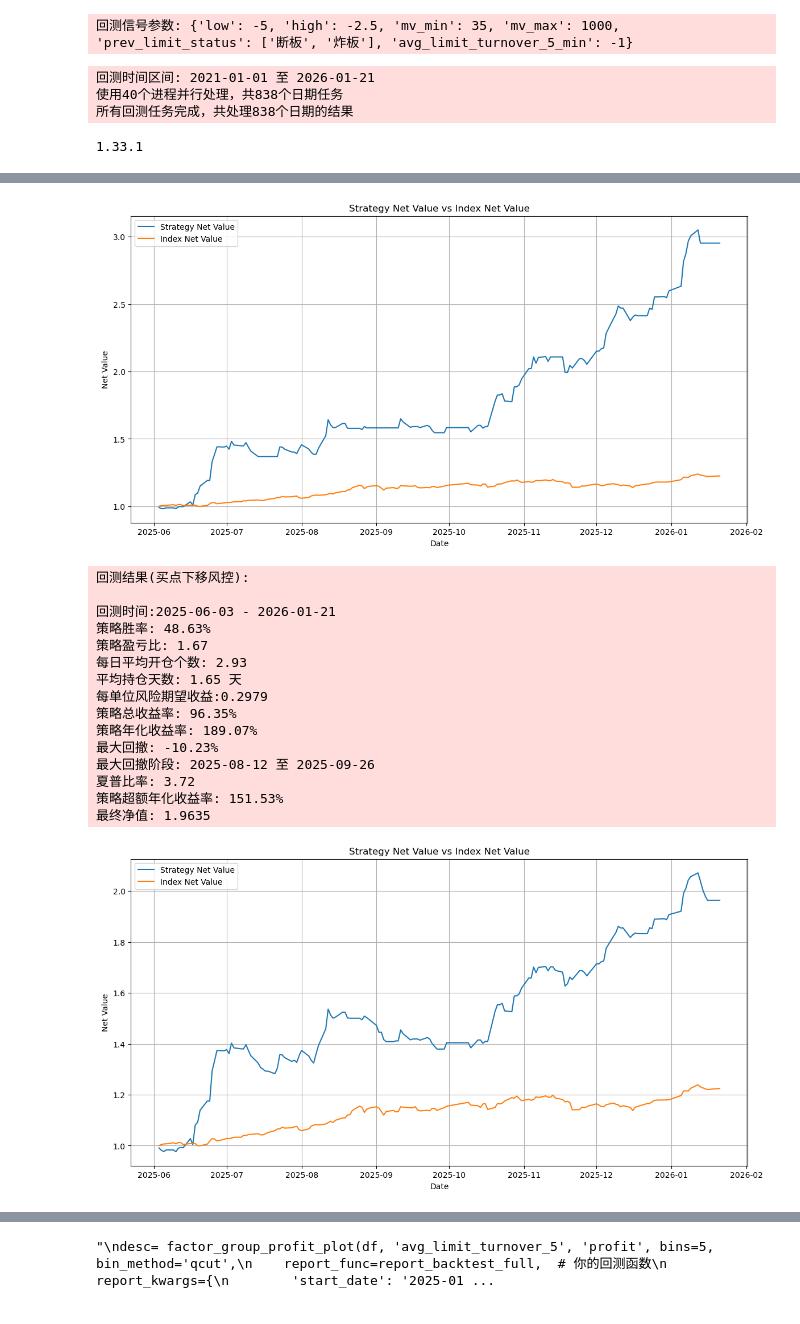
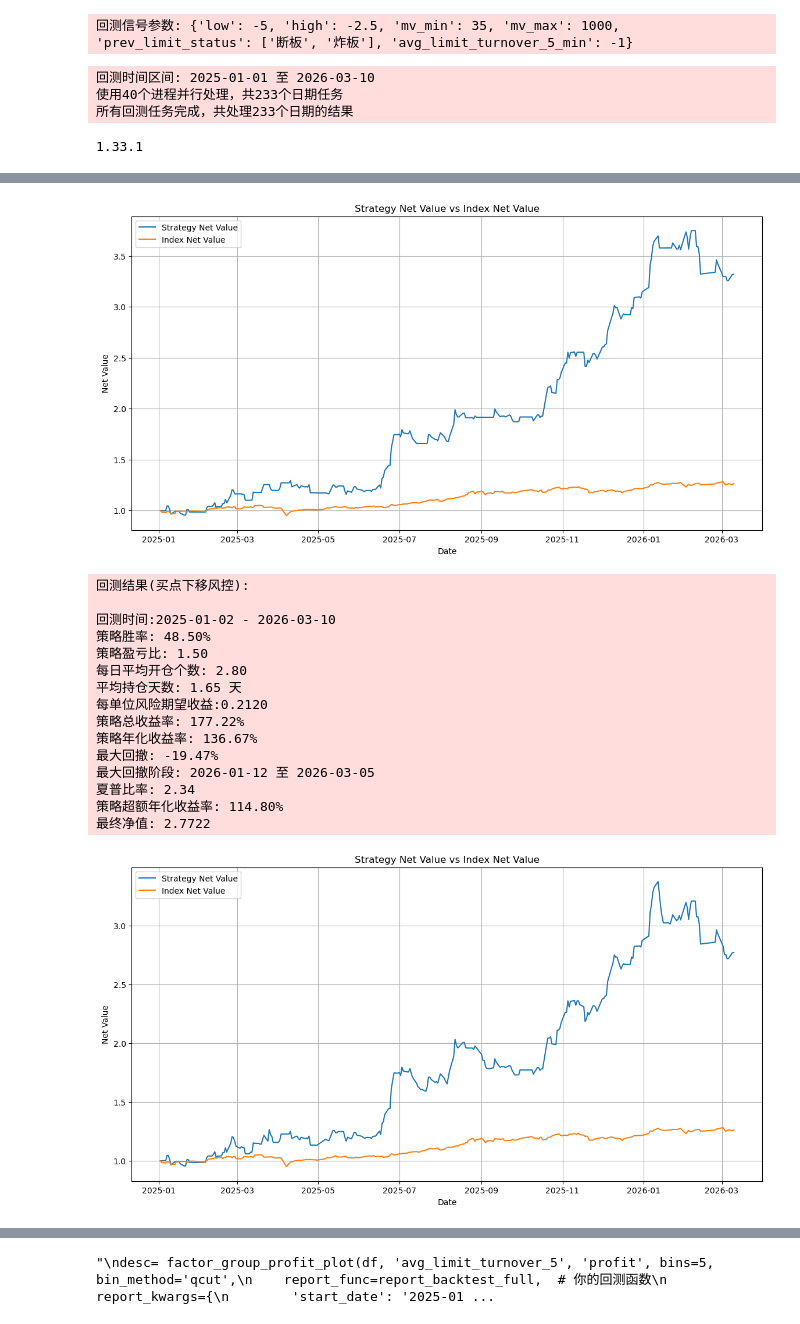
Before and after one commit to BartonThodore5/my_strategy, a Jupyter notebook: 回测demo.ipynb, the cells around one changed output, grey strips where cells are left out. Cells and saved outputs as stored; diff of their text form; code cells hidden in the pictures.

```diff
--- a/回测demo.ipynb
+++ b/回测demo.ipynb
@@ -9,7 +9,7 @@ import time
 
 logging = get_logger(log_file='回测.log',inherit=False)
 
-start_date = dt.date(2021,1,1)
+start_date = dt.date(2025,1,1)
 end_date = dt.datetime.today()
 
 # 获取指定日期的日线数据
@@ -20,6 +20,7 @@ market_value = market_value.with_columns([
    ( pl.col('free_share')*pl.col('close')/1e4).alias('free_float_mv')
 ])
 stock_data = stock_data.join(market_value.select(['code','trading_date','free_float_mv']),on=['code','trading_date'],how='left')
-#stock_data.schema
+# stock_data.schema
 # 去掉没用的列
 stock_data = stock_data.drop(['change','total_share','attack','activity','pe','float_share','buying','selling','swing','strength','avg_turnover'])
+#stock_data.schema
@@ -179,9 +198,9 @@ end_date_str = end_date.strftime("%Y-%m-%d")
 logging.info(f"回测时间区间: {start_date_str} 至 {end_date_str}")
 result_df,merged_df = cal_trade_info(信号文件,trade_fun=trade,start_date=start_date_str,end_date=end_date_str)
 # %% [output]
-回测时间区间: 2021-01-01 至 2026-01-21
-使用40个进程并行处理，共838个日期任务
-所有回测任务完成，共处理838个日期的结果
+回测时间区间: 2025-01-01 至 2026-03-10
+使用40个进程并行处理，共233个日期任务
+所有回测任务完成，共处理233个日期的结果
 # %%
 from trade_fun import report_backtest_full
 from fun import *
@@ -248,11 +267,11 @@ result_df3['weight_profit'] = result_df3['profit'] *0.4
 #back_result =report_backtest_full(result_df, start_date = '2025-01-01', end_date='2025-12-20',profit_col='weight_profit')
 #end_date_str = '2023-12-31'
 logging.info("回测结果(不风控):")
-back_result =report_backtest_full(merged_df.to_pandas(), start_date = '2025-06-01', end_date=end_date_str,profit_col='weight_profit',)
+back_result =report_backtest_full(merged_df.to_pandas(), start_date = '2025-01-01', end_date=end_date_str,profit_col='weight_profit',)
 logging.info("回测结果(触及跌停风控):")
-back_result =report_backtest_full(merged_df_with_weight.to_pandas(), start_date = '2025-06-01', end_date=end_date_str,profit_col='weight_profit',)
+back_result =report_backtest_full(merged_df_with_weight.to_pandas(), start_date = '2025-01-01', end_date=end_date_str,profit_col='weight_profit',)
 logging.info("回测结果(买点下移风控):")
-back_result =report_backtest_full(merged_df_with_weight_adjust.to_pandas(), start_date = '2025-06-01', end_date=end_date_str,profit_col='weight_profit',return_method='simple')
+back_result =report_backtest_full(merged_df_with_weight_adjust.to_pandas(), start_date = '2025-01-01', end_date=end_date_str,profit_col='weight_profit')
 # 将回测结果保存到日志中
 #logging.info("\n" + back_result.to_string(index=False))
 # %% [output]
@@ -295,20 +312,20 @@ Row orientation inferred during DataFrame construction. Explicitly specify the o
-[figure, old version]
+[figure, new version]
 回测结果(买点下移风控):
 
-回测时间:2025-06-03 - 2026-01-21
-策略胜率: 48.63%
-策略盈亏比: 1.67
-每日平均开仓个数: 2.93
+回测时间:2025-01-02 - 2026-03-10
+策略胜率: 48.50%
+策略盈亏比: 1.50
+每日平均开仓个数: 2.80
 平均持仓天数: 1.65 天
-每单位风险期望收益:0.2979
-策略总收益率: 96.35%
-策略年化收益率: 189.07%
-最大回撤: -10.23%
-最大回撤阶段: 2025-08-12 至 2025-09-26
-夏普比率: 3.72
-策略超额年化收益率: 151.53%
-最终净值: 1.9635
+每单位风险期望收益:0.2120
+策略总收益率: 177.22%
+策略年化收益率: 136.67%
+最大回撤: -19.47%
+最大回撤阶段: 2026-01-12 至 2026-03-05
+夏普比率: 2.34
+策略超额年化收益率: 114.80%
+最终净值: 2.7722
-[figure, old version]
+[figure, new version]
 # %%
 from my_backtester.my_backtester import Backtester
 交割数据 = merged_df_with_weight.to_pandas()
```
Also changed, not shown: parts of 3 cells of this notebook, 23 other files.
